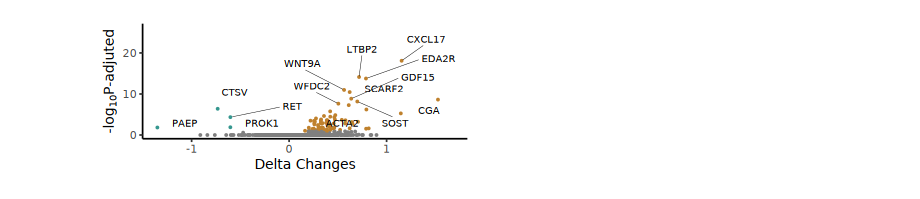
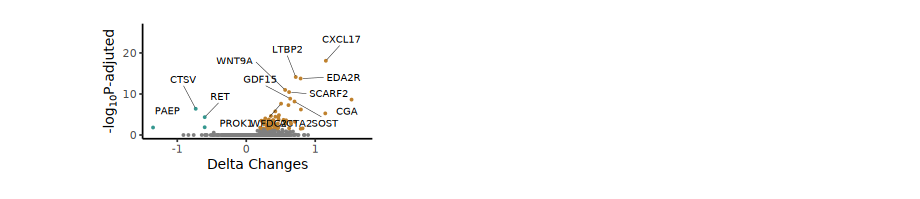
Before and after one commit to aifimmunology/IHA-Figure, a Jupyter notebook: Figure2/01_FigB.ipynb, the cells around one changed output. Saved outputs shown, nothing was run; the diff lists cells and outputs as text; code cells hidden in the pictures.

```diff
--- a/Figure2/01_FigB.ipynb
+++ b/Figure2/01_FigB.ipynb
@@ -14,8 +14,8 @@ Olink_Result<-read.csv('01_Olink_Analysis/Olink_lm_Result.csv')
 # %%
 Olink_Result<-Olink_Result %>% filter(factor=='Age')
 # %%
-data <- Olink_Result%>% dplyr::mutate(Expression = case_when(delta_changes_Age >=0.1 & padj <= 0.1 ~ "Up-Older",
-                                                     delta_changes_Age <= -0.1 & padj <= 0.1 ~ "Up-Young",
+data <- Olink_Result%>% dplyr::mutate(Expression = case_when(delta_changes_Age >=0.1 & padj <= 0.05 ~ "Up-Older",
+                                                     delta_changes_Age <= -0.1 & padj <= 0.05 ~ "Up-Young",
                                                      TRUE ~ "Unchanged"))
 
 top <- 10
@@ -26,31 +26,31 @@ top_genes <- data %>%
   slice_head(n = top) %>%
   ungroup()
 # %%
-options(repr.plot.width = 80/25.4, repr.plot.height = 35/25.4)
+options(repr.plot.width = 60/25.4, repr.plot.height = 35/25.4)
 
 p <- ggplot(data, aes(delta_changes_Age, -log10(padj))) +
   geom_point(aes(color = Expression), size = 0.8, stroke = 0, show.legend = FALSE) +
   xlab(expression("Delta Changes")) +
   ylab(expression("-log"[10]*"P-adjuted")) +
   scale_color_manual(values = c("Up-Older" = '#bf812d', "Unchanged" = "gray50", "Up-Young" = '#35978f')) +
   guides(colour = guide_legend(override.aes = list(size = 1.5)), alpha = "none") +
   geom_text_repel(
     data = top_genes,
     box.padding = 0.5,
     force = 0.5,
     max.overlaps = 50,
     nudge_x = 0.15,
     hjust = 0.1,
     segment.size = 0.1,
     mapping = aes(label = Assay),
     size = 2
   ) +
   theme(legend.position = "none") +
   theme_classic(base_size = 8)+
   scale_y_continuous(expand = expansion(mult = c(0.05, 0.5)))
 
 p
 
-ggsave(filename = "FigureB.pdf", plot = p, width = 80/35.4, height = 35/25.4)
+ggsave(filename = "FigureB.pdf", plot = p, width = 60/25.4, height = 35/25.4)
 # %% [output]
-[figure, old version]
+[figure, new version]
```
Also changed, not shown: 18 other files.
